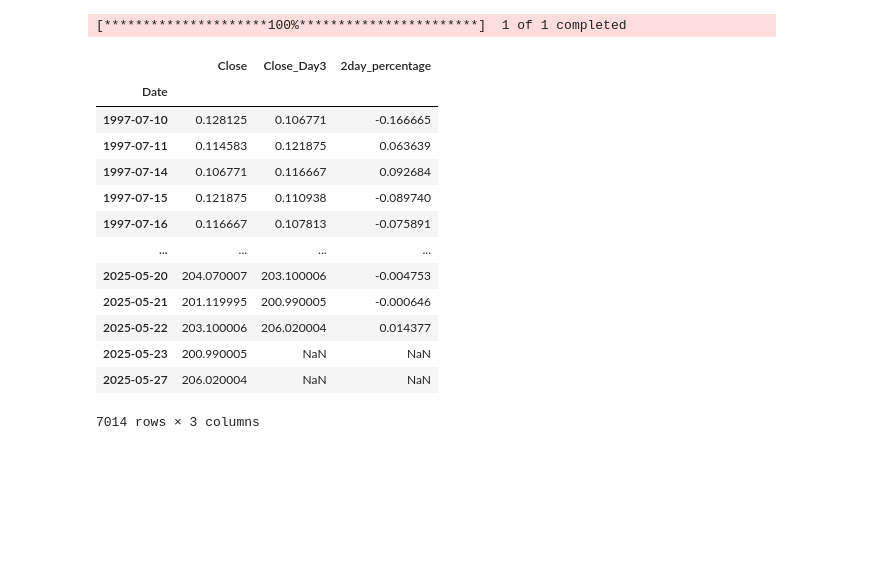
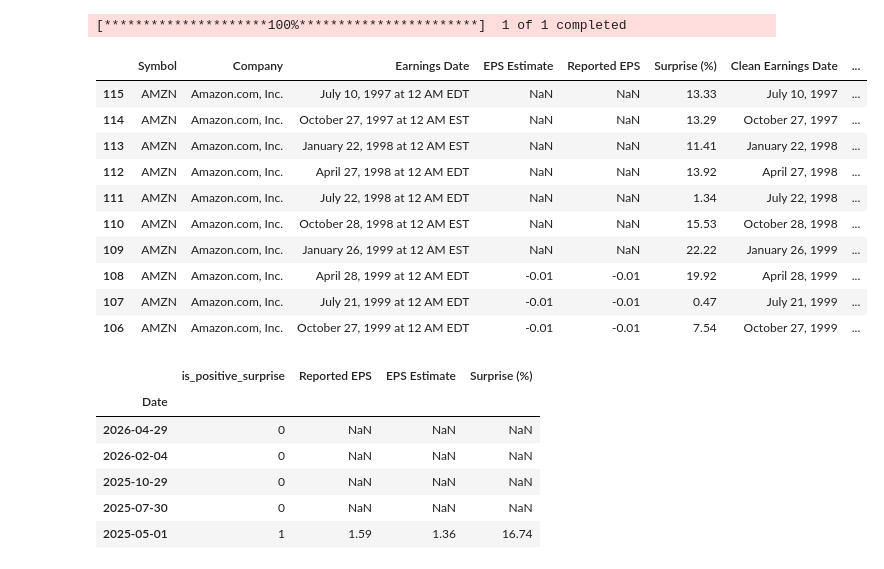
Before and after one commit to ju-arroyom/stock-markets-zoomcamp, a Jupyter notebook: hw1/hw1.ipynb, the cells around one changed output. Cells and saved outputs as stored; diff of their text form; code cells hidden in the pictures; blank space fills up the shorter version.

Commit message:
improve clean up q4

```diff
--- a/hw1/hw1.ipynb
+++ b/hw1/hw1.ipynb
@@ -223,23 +344,29 @@ df_close_amz  = pd.DataFrame({'Close': amz_data['Close'][ticker]})
 # %%
 df_close_amz['Close_Day3'] = df_close_amz['Close'].shift(-2)
 df_close_amz['2day_percentage'] = (df_close_amz['Close_Day3']/df_close_amz['Close']) - 1
-# %%
-df_close_amz
-# %% [output]
-|  | Close | Close_Day3 | 2day_percentage |
-| Date |  |  |  |
-| 1997-07-10 | 0.128125 | 0.106771 | -0.166665 |
-| 1997-07-11 | 0.114583 | 0.121875 | 0.063639 |
-| 1997-07-14 | 0.106771 | 0.116667 | 0.092684 |
-| 1997-07-15 | 0.121875 | 0.110938 | -0.089740 |
-| 1997-07-16 | 0.116667 | 0.107813 | -0.075891 |
-| ... | ... | ... | ... |
-| 2025-05-20 | 204.070007 | 203.100006 | -0.004753 |
-| 2025-05-21 | 201.119995 | 200.990005 | -0.000646 |
-| 2025-05-22 | 203.100006 | 206.020004 | 0.014377 |
-| 2025-05-23 | 200.990005 | NaN | NaN |
-| 2025-05-27 | 206.020004 | NaN | NaN |
-7014 rows × 3 columns
+# %%
+df_amazon.sort_values('Date').head(10)
+# %% [output]
+|  | Symbol | Company | Earnings Date | EPS Estimate | Reported EPS | Surprise (%) | Clean Earnings Date | ... |
+| 115 | AMZN | Amazon.com, Inc. | July 10, 1997 at 12 AM EDT | NaN | NaN | 13.33 | July 10, 1997 | ... |
+| 114 | AMZN | Amazon.com, Inc. | October 27, 1997 at 12 AM EST | NaN | NaN | 13.29 | October 27, 1997 | ... |
+| 113 | AMZN | Amazon.com, Inc. | January 22, 1998 at 12 AM EST | NaN | NaN | 11.41 | January 22, 1998 | ... |
+| 112 | AMZN | Amazon.com, Inc. | April 27, 1998 at 12 AM EDT | NaN | NaN | 13.92 | April 27, 1998 | ... |
+| 111 | AMZN | Amazon.com, Inc. | July 22, 1998 at 12 AM EDT | NaN | NaN | 1.34 | July 22, 1998 | ... |
+| 110 | AMZN | Amazon.com, Inc. | October 28, 1998 at 12 AM EST | NaN | NaN | 15.53 | October 28, 1998 | ... |
+| 109 | AMZN | Amazon.com, Inc. | January 26, 1999 at 12 AM EST | NaN | NaN | 22.22 | January 26, 1999 | ... |
+| 108 | AMZN | Amazon.com, Inc. | April 28, 1999 at 12 AM EDT | -0.01 | -0.01 | 19.92 | April 28, 1999 | ... |
+| 107 | AMZN | Amazon.com, Inc. | July 21, 1999 at 12 AM EDT | -0.01 | -0.01 | 0.47 | July 21, 1999 | ... |
+| 106 | AMZN | Amazon.com, Inc. | October 27, 1999 at 12 AM EDT | -0.01 | -0.01 | 7.54 | October 27, 1999 | ... |
 # %%
-df_positive_surprise = df_amazon.set_index("Date")[['is_positive_surprise']]
+df_positive_surprise = df_amazon.set_index("Date")[['is_positive_surprise', 'Reported EPS', 'EPS Estimate', 'Surprise (%)']]
+df_positive_surprise.head()
+# %% [output]
+|  | is_positive_surprise | Reported EPS | EPS Estimate | Surprise (%) |
+| Date |  |  |  |  |
+| 2026-04-29 | 0 | NaN | NaN | NaN |
+| 2026-02-04 | 0 | NaN | NaN | NaN |
+| 2025-10-29 | 0 | NaN | NaN | NaN |
+| 2025-07-30 | 0 | NaN | NaN | NaN |
+| 2025-05-01 | 1 | 1.59 | 1.36 | 16.74 |
 # %%
```
Also changed, not shown: parts of 20 cells of this notebook.
